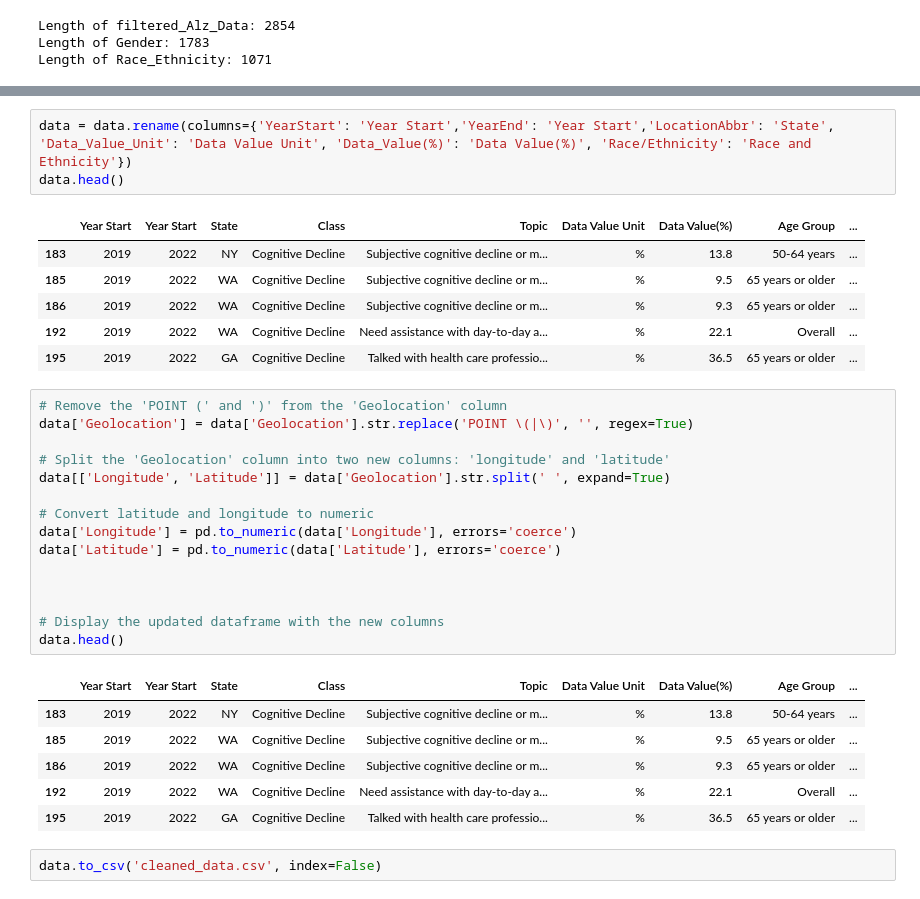
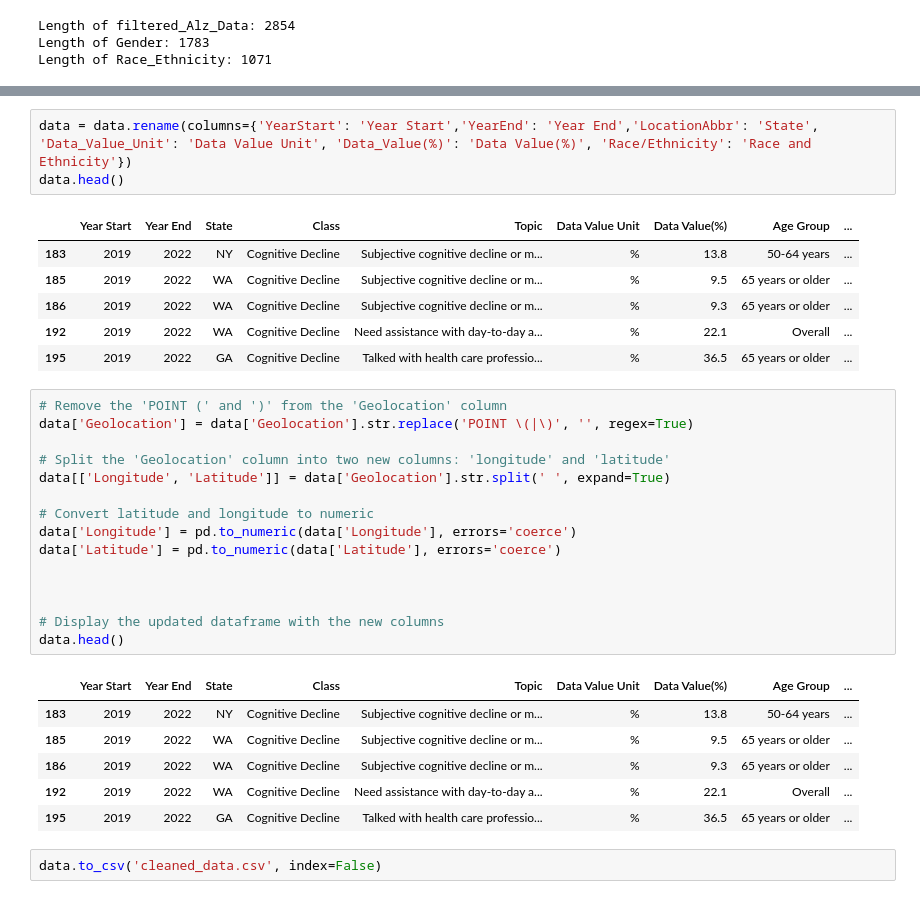
Before and after one commit to ellen-grant/Project-3, a Jupyter notebook: Project-3/starter code/Alzheimer_HealthyAgingData.ipynb, the cells around one changed output, grey strips where cells are left out. Cells and saved outputs as stored; diff of their text form.

```diff
--- a/Project-3/starter code/Alzheimer_HealthyAgingData.ipynb
+++ b/Project-3/starter code/Alzheimer_HealthyAgingData.ipynb
@@ -267,10 +268,10 @@ data.head()
 | 192 | 2019 | 2022 | WA | Cognitive Decline | Need assistance with day-to-day a... | % | 22.1 | Overall | ... |
 | 195 | 2019 | 2022 | GA | Cognitive Decline | Talked with health care professio... | % | 36.5 | 65 years or older | ... |
 # %%
-data = data.rename(columns={'YearStart': 'Year Start','YearEnd': 'Year Start','LocationAbbr': 'State', 'Data_Value_Unit': 'Data Value Unit', 'Data_Value(%)': 'Data Value(%)', 'Race/Ethnicity': 'Race and Ethnicity'})
+data = data.rename(columns={'YearStart': 'Year Start','YearEnd': 'Year End','LocationAbbr': 'State', 'Data_Value_Unit': 'Data Value Unit', 'Data_Value(%)': 'Data Value(%)', 'Race/Ethnicity': 'Race and Ethnicity'})
 data.head()
 # %% [output]
-|  | Year Start | Year Start | State | Class | Topic | Data Value Unit | Data Value(%) | Age Group | ... |
+|  | Year Start | Year End | State | Class | Topic | Data Value Unit | Data Value(%) | Age Group | ... |
 | 183 | 2019 | 2022 | NY | Cognitive Decline | Subjective cognitive decline or m... | % | 13.8 | 50-64 years | ... |
 | 185 | 2019 | 2022 | WA | Cognitive Decline | Subjective cognitive decline or m... | % | 9.5 | 65 years or older | ... |
 | 186 | 2019 | 2022 | WA | Cognitive Decline | Subjective cognitive decline or m... | % | 9.3 | 65 years or older | ... |
@@ -292,7 +293,7 @@ data['Latitude'] = pd.to_numeric(data['Latitude'], errors='coerce')
 # Display the updated dataframe with the new columns
 data.head()
 # %% [output]
-|  | Year Start | Year Start | State | Class | Topic | Data Value Unit | Data Value(%) | Age Group | ... |
+|  | Year Start | Year End | State | Class | Topic | Data Value Unit | Data Value(%) | Age Group | ... |
 | 183 | 2019 | 2022 | NY | Cognitive Decline | Subjective cognitive decline or m... | % | 13.8 | 50-64 years | ... |
 | 185 | 2019 | 2022 | WA | Cognitive Decline | Subjective cognitive decline or m... | % | 9.5 | 65 years or older | ... |
 | 186 | 2019 | 2022 | WA | Cognitive Decline | Subjective cognitive decline or m... | % | 9.3 | 65 years or older | ... |
```
Also changed, not shown: parts of 6 cells of this notebook, 1 other file.
